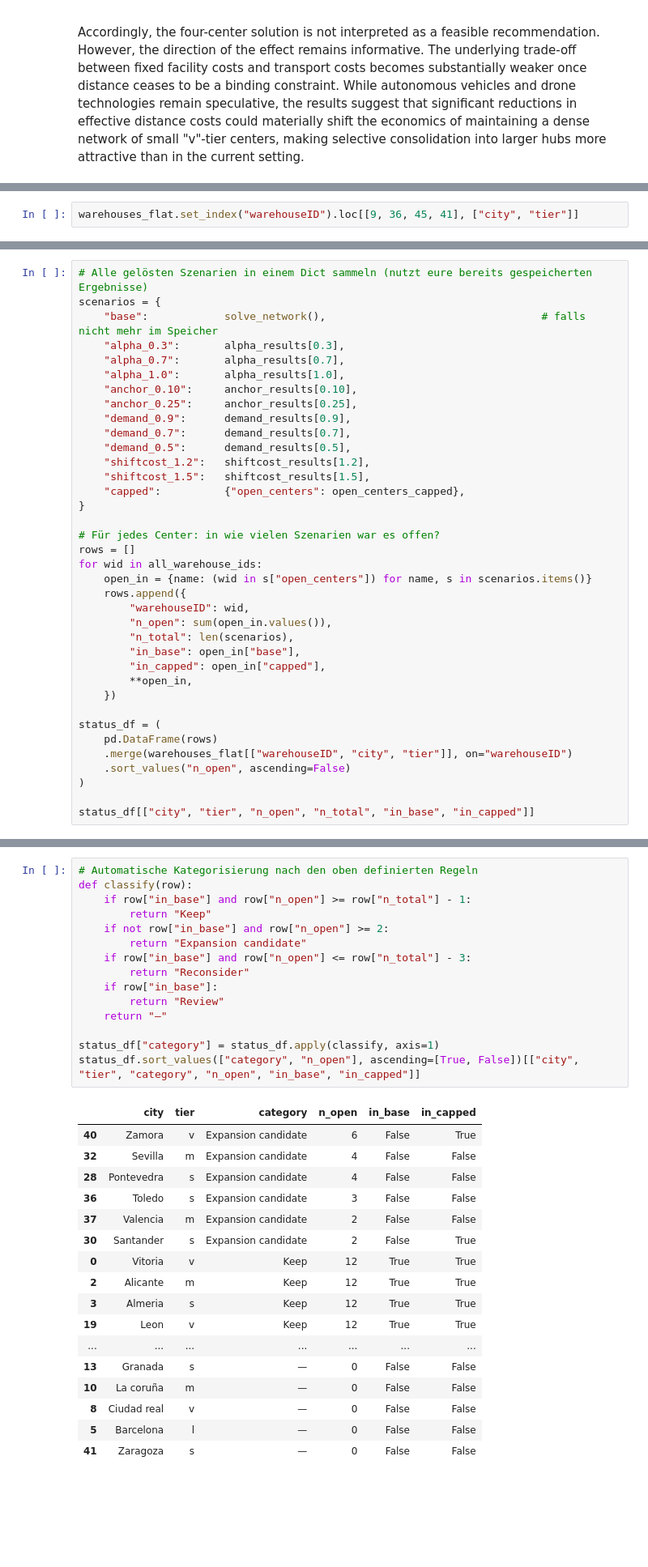
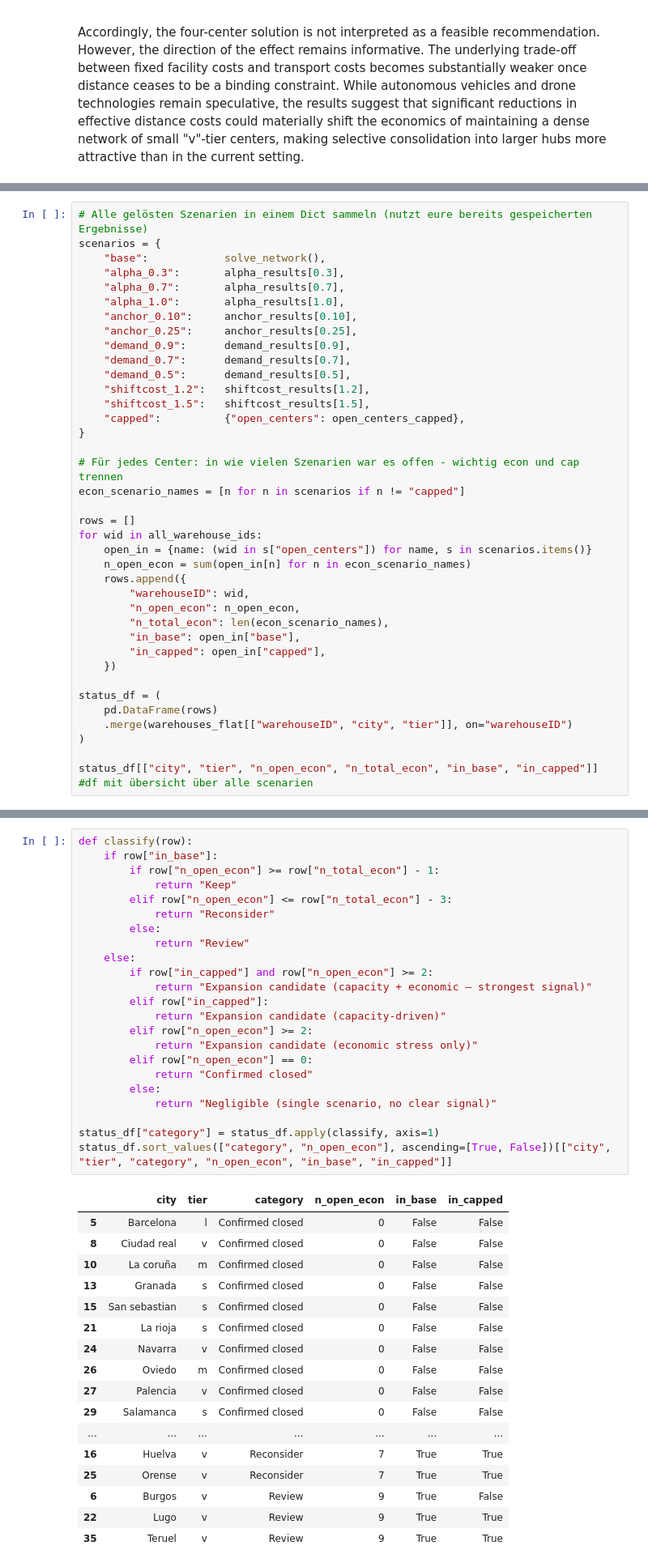
Before and after one commit to TimonLudwig1/case_study_3_d3, a Jupyter notebook: case_study.ipynb, the cells around one changed output, grey strips where cells are left out. Shown at 81% size. Cells and saved outputs as stored; diff of their text form; blank space fills up the shorter version.

```diff
--- a/case_study.ipynb
+++ b/case_study.ipynb
@@ -1874,5 +1870,3 @@ warehouses_flat.set_index("warehouseID").loc[open_centers_capped, ["city", "tier
 | 16 | Cuenca | v | 57164 |
 | 44 | Teruel | v | 38318 |
 | 4 | Almeria | s | 36836 |
-# %%
-warehouses_flat.set_index("warehouseID").loc[[9, 36, 45, 41], ["city", "tier"]]
@@ -1940,7 +1932,7 @@ classify each center:
 # %%
 # Alle gelösten Szenarien in einem Dict sammeln (nutzt eure bereits gespeicherten Ergebnisse)
 scenarios = {
-    "base":            solve_network(),                                  # falls nicht mehr im Speicher
+    "base":            solve_network(),
     "alpha_0.3":       alpha_results[0.3],
     "alpha_0.7":       alpha_results[0.7],
     "alpha_1.0":       alpha_results[1.0],
@@ -1954,24 +1946,25 @@ scenarios = {
     "capped":          {"open_centers": open_centers_capped},
 }
 
-# Für jedes Center: in wie vielen Szenarien war es offen?
+# Für jedes Center: in wie vielen Szenarien war es offen - wichtig econ und cap trennen
+econ_scenario_names = [n for n in scenarios if n != "capped"]
+
 rows = []
 for wid in all_warehouse_ids:
     open_in = {name: (wid in s["open_centers"]) for name, s in scenarios.items()}
+    n_open_econ = sum(open_in[n] for n in econ_scenario_names)
     rows.append({
         "warehouseID": wid,
-        "n_open": sum(open_in.values()),
-        "n_total": len(scenarios),
+        "n_open_econ": n_open_econ,
+        "n_total_econ": len(econ_scenario_names),
         "in_base": open_in["base"],
         "in_capped": open_in["capped"],
-        **open_in,
     })
 
 status_df = (
     pd.DataFrame(rows)
     .merge(warehouses_flat[["warehouseID", "city", "tier"]], on="warehouseID")
-    .sort_values("n_open", ascending=False)
 )
 
-status_df[["city", "tier", "n_open", "n_total", "in_base", "in_capped"]]
+status_df[["city", "tier", "n_open_econ", "n_total_econ", "in_base", "in_capped"]] #df mit übersicht über alle scenarien
 # %% [output]
@@ -1995,33 +1988,41 @@ status_df[["city", "tier", "n_open", "n_total", "in_base", "in_capped"]]
 # %%
-# Automatische Kategorisierung nach den oben definierten Regeln
 def classify(row):
-    if row["in_base"] and row["n_open"] >= row["n_total"] - 1:
-        return "Keep"
-    if not row["in_base"] and row["n_open"] >= 2:
-        return "Expansion candidate"
-    if row["in_base"] and row["n_open"] <= row["n_total"] - 3:
-        return "Reconsider"
     if row["in_base"]:
-        return "Review"
-    return "—"
+        if row["n_open_econ"] >= row["n_total_econ"] - 1:
+            return "Keep"
+        elif row["n_open_econ"] <= row["n_total_econ"] - 3:
+            return "Reconsider"
+        else:
+            return "Review"
+    else:
+        if row["in_capped"] and row["n_open_econ"] >= 2:
+            return "Expansion candidate (capacity + economic — strongest signal)"
+        elif row["in_capped"]:
+            return "Expansion candidate (capacity-driven)"
+        elif row["n_open_econ"] >= 2:
+            return "Expansion candidate (economic stress only)"
+        elif row["n_open_econ"] == 0:
+            return "Confirmed closed"
+        else:
+            return "Negligible (single scenario, no clear signal)"
 
 status_df["category"] = status_df.apply(classify, axis=1)
-status_df.sort_values(["category", "n_open"], ascending=[True, False])[["city", "tier", "category", "n_open", "in_base", "in_capped"]]
+status_df.sort_values(["category", "n_open_econ"], ascending=[True, False])[["city", "tier", "category", "n_open_econ", "in_base", "in_capped"]]
 # %% [output]
-|  | city | tier | category | n_open | in_base | in_capped |
-| 40 | Zamora | v | Expansion candidate | 6 | False | True |
-| 32 | Sevilla | m | Expansion candidate | 4 | False | False |
-| 28 | Pontevedra | s | Expansion candidate | 4 | False | False |
-| 36 | Toledo | s | Expansion candidate | 3 | False | False |
-| 37 | Valencia | m | Expansion candidate | 2 | False | False |
-| 30 | Santander | s | Expansion candidate | 2 | False | True |
-| 0 | Vitoria | v | Keep | 12 | True | True |
-| 2 | Alicante | m | Keep | 12 | True | True |
-| 3 | Almeria | s | Keep | 12 | True | True |
-| 19 | Leon | v | Keep | 12 | True | True |
+|  | city | tier | category | n_open_econ | in_base | in_capped |
+| 5 | Barcelona | l | Confirmed closed | 0 | False | False |
+| 8 | Ciudad real | v | Confirmed closed | 0 | False | False |
+| 10 | La coruña | m | Confirmed closed | 0 | False | False |
+| 13 | Granada | s | Confirmed closed | 0 | False | False |
+| 15 | San sebastian | s | Confirmed closed | 0 | False | False |
+| 21 | La rioja | s | Confirmed closed | 0 | False | False |
+| 24 | Navarra | v | Confirmed closed | 0 | False | False |
+| 26 | Oviedo | m | Confirmed closed | 0 | False | False |
+| 27 | Palencia | v | Confirmed closed | 0 | False | False |
+| 29 | Salamanca | s | Confirmed closed | 0 | False | False |
 | ... | ... | ... | ... | ... | ... | ... |
-| 13 | Granada | s | — | 0 | False | False |
-| 10 | La coruña | m | — | 0 | False | False |
-| 8 | Ciudad real | v | — | 0 | False | False |
-| 5 | Barcelona | l | — | 0 | False | False |
-| 41 | Zaragoza | s | — | 0 | False | False |
+| 16 | Huelva | v | Reconsider | 7 | True | True |
+| 25 | Orense | v | Reconsider | 7 | True | True |
+| 6 | Burgos | v | Review | 9 | True | False |
+| 22 | Lugo | v | Review | 9 | True | True |
+| 35 | Teruel | v | Review | 9 | True | True |
```
Also changed, not shown: parts of 15 cells of this notebook, 1 other file.
